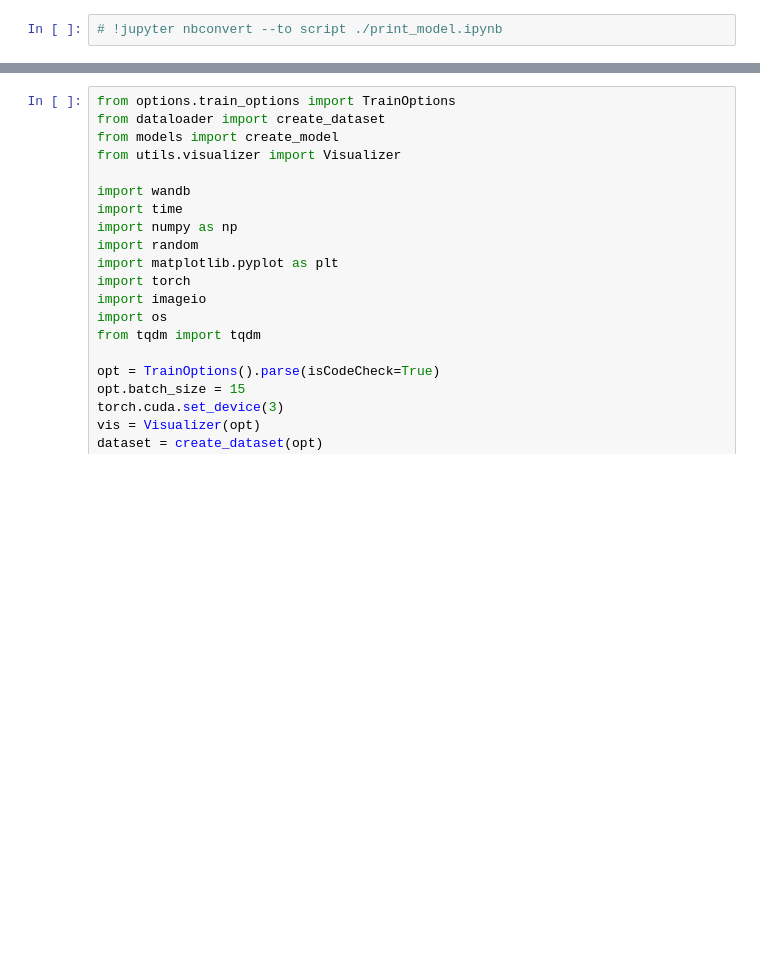
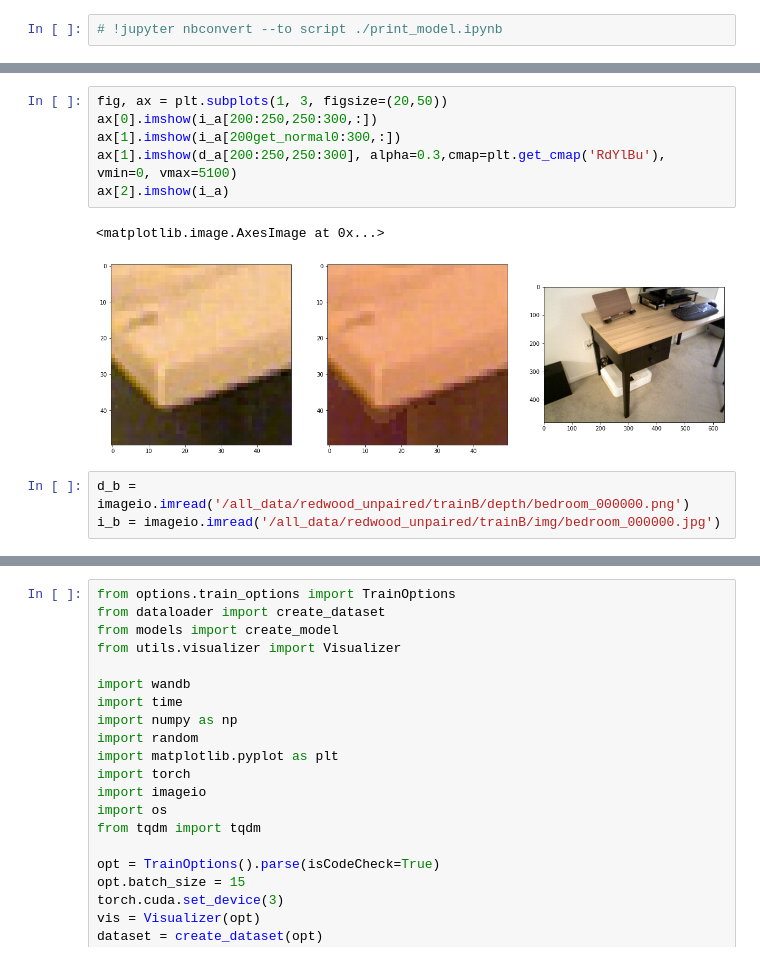
Before and after one commit to maxs-kan/my_cyclegan, a Jupyter notebook: code_check.ipynb, the cells around one changed output, grey strips where cells are left out. Cells and saved outputs as stored; diff of their text form; blank space fills up the shorter version.

```diff
--- a/code_check.ipynb
+++ b/code_check.ipynb
@@ -2,0 +50,12 @@
+# %%
+fig, ax = plt.subplots(1, 3, figsize=(20,50))
+ax[0].imshow(i_a[200:250,250:300,:])
+ax[1].imshow(i_a[200get_normal0:300,:])
+ax[1].imshow(d_a[200:250,250:300], alpha=0.3,cmap=plt.get_cmap('RdYlBu'), vmin=0, vmax=5100)
+ax[2].imshow(i_a)
+# %% [output]
+<matplotlib.image.AxesImage at 0x...>
+[figure, added]
+# %%
+d_b = imageio.imread('/all_data/redwood_unpaired/trainB/depth/bedroom_000000.png')
+i_b = imageio.imread('/all_data/redwood_unpaired/trainB/img/bedroom_000000.jpg')
```
Also changed, not shown: parts of 10 cells of this notebook, 8 other files.
